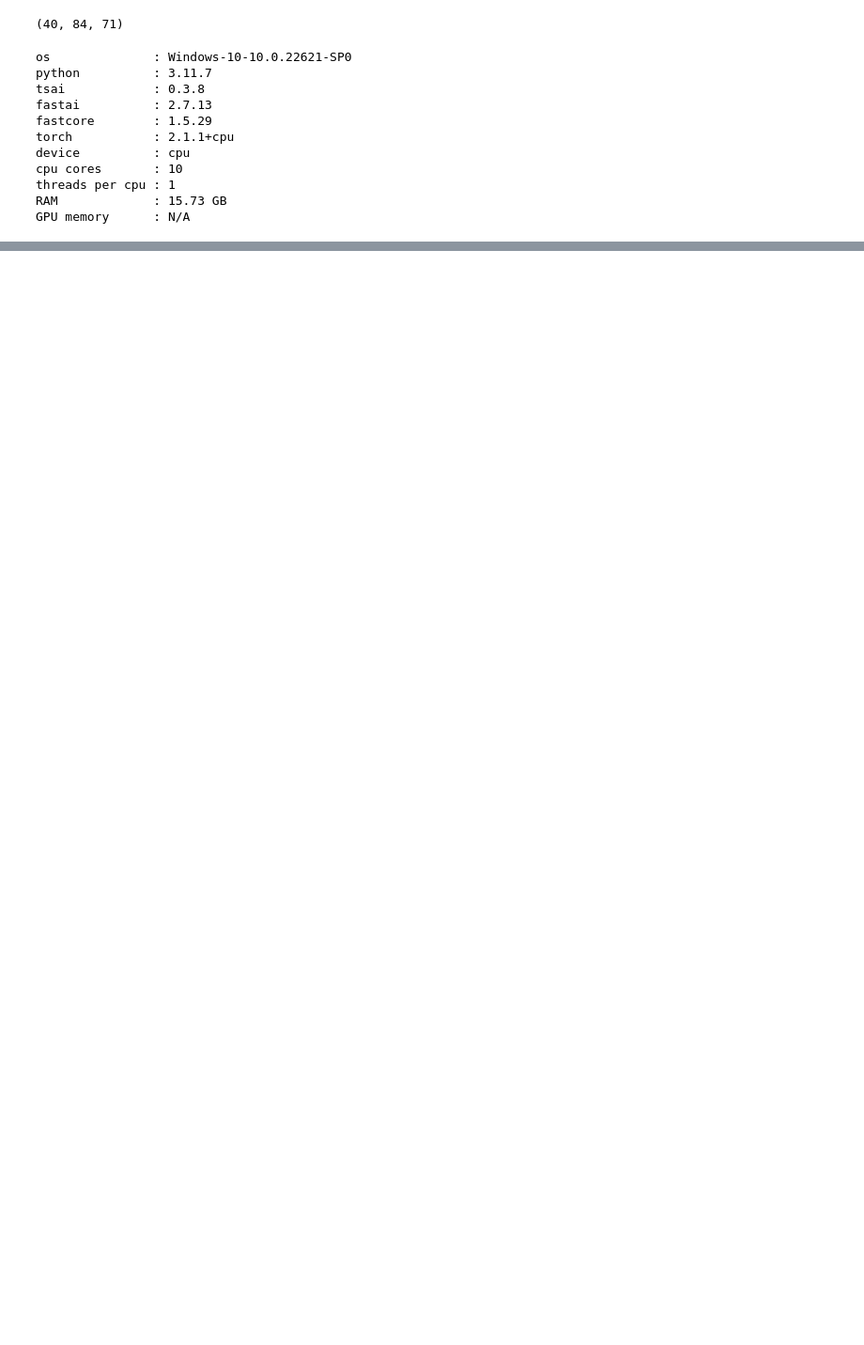
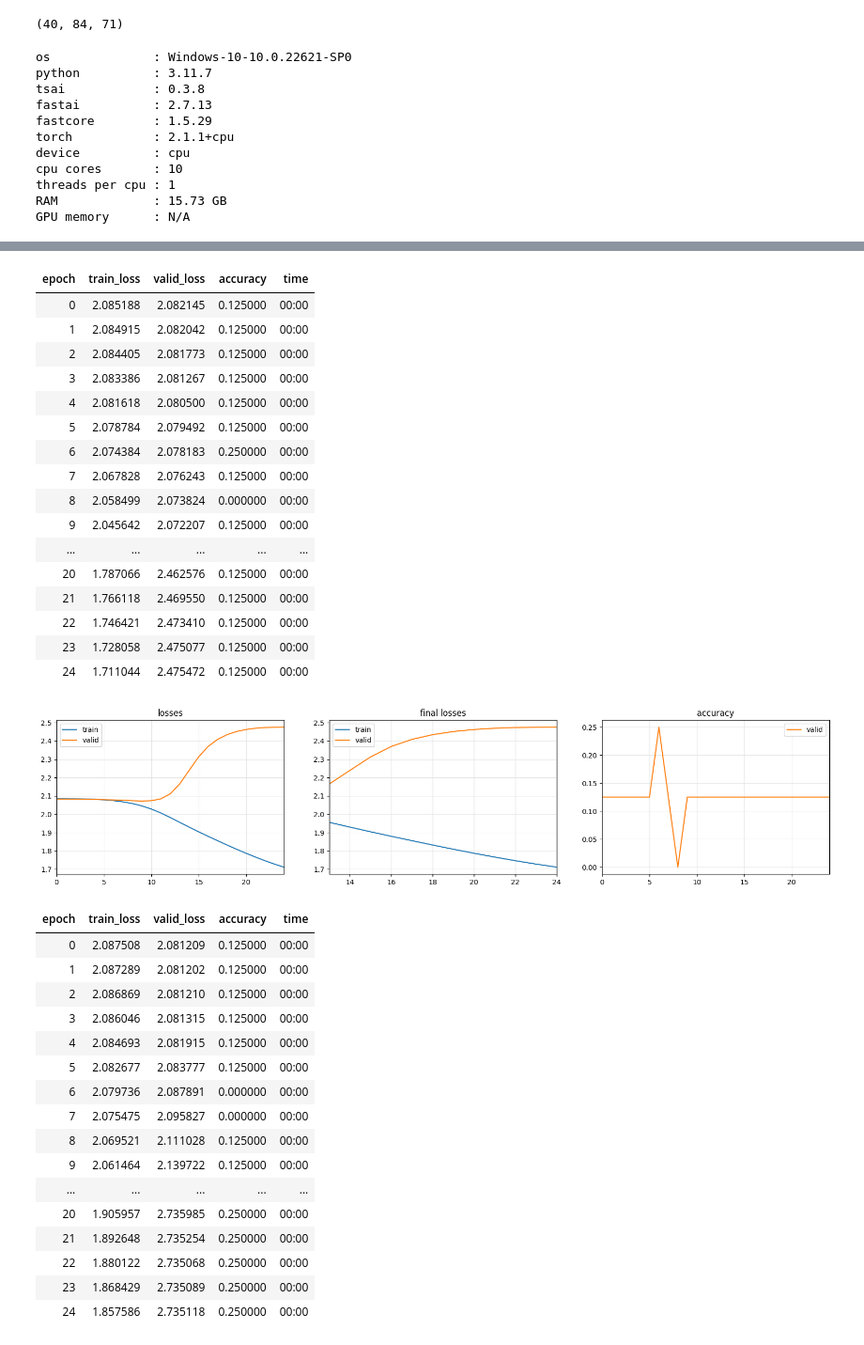
Before and after one commit to ebuntel/fnirsTest, a Jupyter notebook: processing/classificationtest.ipynb, the cells around one changed output, grey strips where cells are left out. Shown at 94% size. Saved outputs shown, nothing was run; the diff lists cells and outputs as text; code cells hidden in the pictures; blank space fills up the shorter version.

```diff
--- a/processing/classificationtest.ipynb
+++ b/processing/classificationtest.ipynb
@@ -36,9 +35,0 @@ train_test_splits = get_walk_forward_splits(X, n_splits=1, anchored=True, test_s
-# %%
-print(len(y))
-
-X_train, X_valid, X_test= train_test_splits[0]
-print(X_train, X_valid, X_test)
-
-y_train, y_valid, y_test = y[:len(X_train) - 1], y[len(X_train) - 1:len(X_train)+len(X_valid) - 1], y[len(X_train)+len(X_valid) - 1:]
-print(y_train, y_valid, y_test)
-print(len(y_train), len(y_valid), len(y_test))
@@ -72,0 +130,60 @@ IndexError: tuple index out of range
+# %%
+import os
+
+pth = os.path.join(os.getcwd(), "weights.pth")
+
+for k in range(dataset_num):
+    if(k == 0):
+        new_model = build_ts_model(arch=TCN, dls=data_loaders[k], c_in=84, c_out=8, seq_len=84)
+    else:
+        new_model = build_ts_model(arch=TCN, dls=data_loaders[k], c_in=84, c_out=8, seq_len=84, weights_path=pth)
+
+    learn = Learner(data_loaders[k], new_model, metrics=accuracy, loss_func=CrossEntropyLossFlat())
+
+    learn.fit_one_cycle(25, 1e-3)
+
+    learn.recorder.plot_metrics()
+
+    if(k != dataset_num - 1):
+        os.remove(pth)
+        with open(pth, 'wb') as f:
+            torch.save(new_model, f)
+        #model_list[k+1].load_state_dict(model_list[k].state_dict())
+
+learn.show_results()
+# %% [output]
+| epoch | train_loss | valid_loss | accuracy | time |
+| 0 | 2.085188 | 2.082145 | 0.125000 | 00:00 |
+| 1 | 2.084915 | 2.082042 | 0.125000 | 00:00 |
+| 2 | 2.084405 | 2.081773 | 0.125000 | 00:00 |
+| 3 | 2.083386 | 2.081267 | 0.125000 | 00:00 |
+| 4 | 2.081618 | 2.080500 | 0.125000 | 00:00 |
+| 5 | 2.078784 | 2.079492 | 0.125000 | 00:00 |
+| 6 | 2.074384 | 2.078183 | 0.250000 | 00:00 |
+| 7 | 2.067828 | 2.076243 | 0.125000 | 00:00 |
+| 8 | 2.058499 | 2.073824 | 0.000000 | 00:00 |
+| 9 | 2.045642 | 2.072207 | 0.125000 | 00:00 |
+| ... | ... | ... | ... | ... |
+| 20 | 1.787066 | 2.462576 | 0.125000 | 00:00 |
+| 21 | 1.766118 | 2.469550 | 0.125000 | 00:00 |
+| 22 | 1.746421 | 2.473410 | 0.125000 | 00:00 |
+| 23 | 1.728058 | 2.475077 | 0.125000 | 00:00 |
+| 24 | 1.711044 | 2.475472 | 0.125000 | 00:00 |
+[figure, added]
+| epoch | train_loss | valid_loss | accuracy | time |
+| 0 | 2.087508 | 2.081209 | 0.125000 | 00:00 |
+| 1 | 2.087289 | 2.081202 | 0.125000 | 00:00 |
+| 2 | 2.086869 | 2.081210 | 0.125000 | 00:00 |
+| 3 | 2.086046 | 2.081315 | 0.125000 | 00:00 |
+| 4 | 2.084693 | 2.081915 | 0.125000 | 00:00 |
+| 5 | 2.082677 | 2.083777 | 0.125000 | 00:00 |
+| 6 | 2.079736 | 2.087891 | 0.000000 | 00:00 |
+| 7 | 2.075475 | 2.095827 | 0.000000 | 00:00 |
+| 8 | 2.069521 | 2.111028 | 0.125000 | 00:00 |
+| 9 | 2.061464 | 2.139722 | 0.125000 | 00:00 |
+| ... | ... | ... | ... | ... |
+| 20 | 1.905957 | 2.735985 | 0.250000 | 00:00 |
+| 21 | 1.892648 | 2.735254 | 0.250000 | 00:00 |
+| 22 | 1.880122 | 2.735068 | 0.250000 | 00:00 |
+| 23 | 1.868429 | 2.735089 | 0.250000 | 00:00 |
+| 24 | 1.857586 | 2.735118 | 0.250000 | 00:00 |
```
Also changed, not shown: parts of 8 cells of this notebook, 2 other files.
